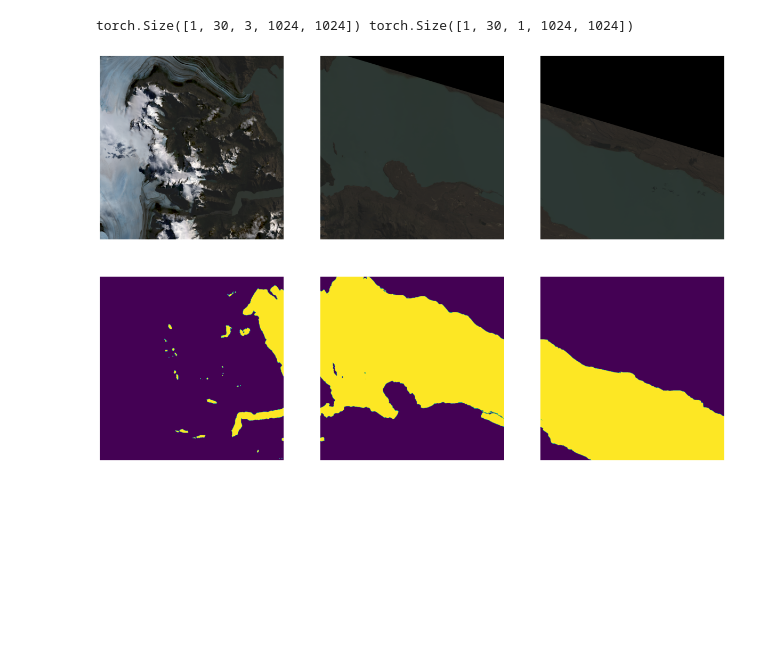
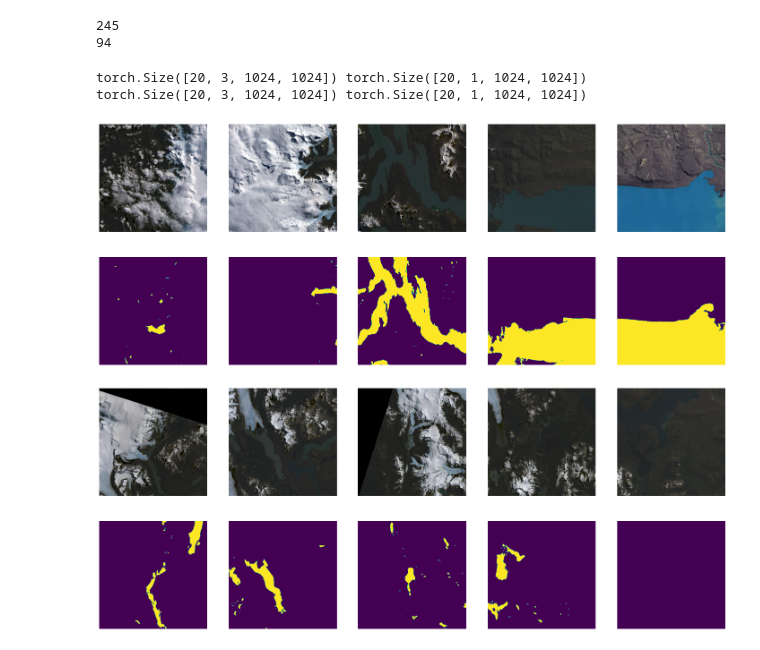
Before and after one commit to Chiffaa/Glacier-lakes-detection-using-multi-resolution-input-channels, a Jupyter notebook: demo.ipynb, the cells around one changed output. Cells and saved outputs as stored; diff of their text form; code cells hidden in the pictures; blank space fills up the shorter version.

Commit message:
data_loader updated, image patching and saving added

```diff
--- a/demo.ipynb
+++ b/demo.ipynb
@@ -4,28 +5,50 @@ import torch
 import torchvision
 import matplotlib.pyplot as plt
 %matplotlib inline
-# %%
-batch_size = 1
-
-train_dataset =LakesDataset(train=True, data_path = '../', patch_size = 1024)
-
-train_loader = torch.utils.data.DataLoader(dataset=train_dataset, batch_size=batch_size)
-
-
-examples = iter(train_loader)
-
-samples, labels = next(examples)
-print(samples.shape, labels.shape)
-# %% [output]
-torch.Size([1, 30, 3, 1024, 1024]) torch.Size([1, 30, 1, 1024, 1024])
+# %%
+batch_size = 20
+
+train_dataset =LakesDataset(train=True, data_path = '../', patch_size = 1024)
+test_dataset =LakesDataset(train=False, data_path = '../', patch_size = 1024)
+# %%
+print(len(train_dataset))
+print(len(test_dataset))
+# %% [output]
+245
+94
+# %%
+train_loader = torch.utils.data.DataLoader(dataset=train_dataset, batch_size=batch_size)
+test_loader = torch.utils.data.DataLoader(dataset=test_dataset, batch_size=batch_size)
+
+examples_train = iter(train_loader)
+samples_train, labels_train = next(examples_train)
+print(samples_train.shape, labels_train.shape)
+
+examples_test = iter(test_loader)
+samples_test, labels_test = next(examples_test)
+print(samples_test.shape, labels_test.shape)
+# %% [output]
+torch.Size([20, 3, 1024, 1024]) torch.Size([20, 1, 1024, 1024])
+torch.Size([20, 3, 1024, 1024]) torch.Size([20, 1, 1024, 1024])
+# %%
+plt.figure(figsize=(25, 10))
+for i in range(5):
+    ax = plt.subplot(2, 5, i + 1)
+    plt.imshow(samples_train[i+10].permute(1,2,0))
+    plt.axis("off")
+    ax = plt.subplot(2, 5, i + 6)
+    plt.imshow(labels_train[i+10].permute(1,2,0))
+    plt.axis("off")
+# %% [output]
+[figure, added]
 # %%
-plt.figure(figsize=(21, 14))
-for i in range(3):
-    ax = plt.subplot(2, 3, i + 1)
-    plt.imshow(samples[0][i+6].permute(1,2,0))
+plt.figure(figsize=(25, 10))
+for i in range(5):
+    ax = plt.subplot(2, 5, i + 1)
+    plt.imshow(samples_test[i].permute(1,2,0))
     plt.axis("off")
-    ax = plt.subplot(2, 3, i + 4)
-    plt.imshow(labels[0][i+6].permute(1,2,0))
+    ax = plt.subplot(2, 5, i + 6)
+    plt.imshow(labels_test[i].permute(1,2,0))
     plt.axis("off")
 # %% [output]
-[figure, old version]
+[figure, new version]
```
Also changed, not shown: parts of 1 cell of this notebook, 2 other files.
